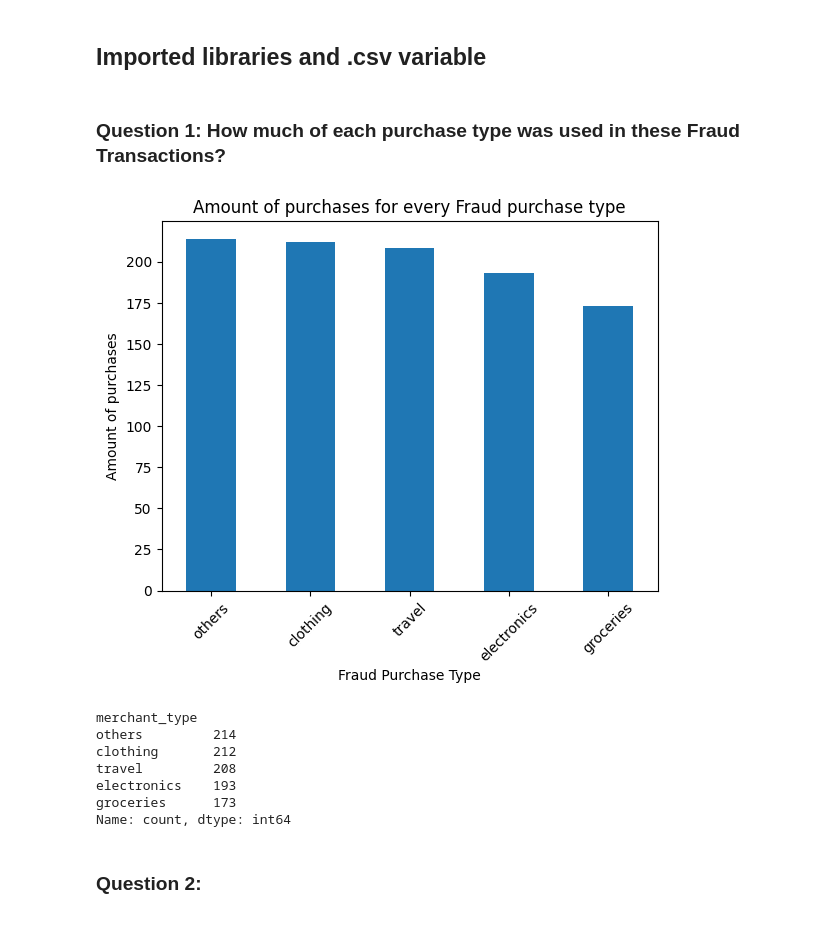
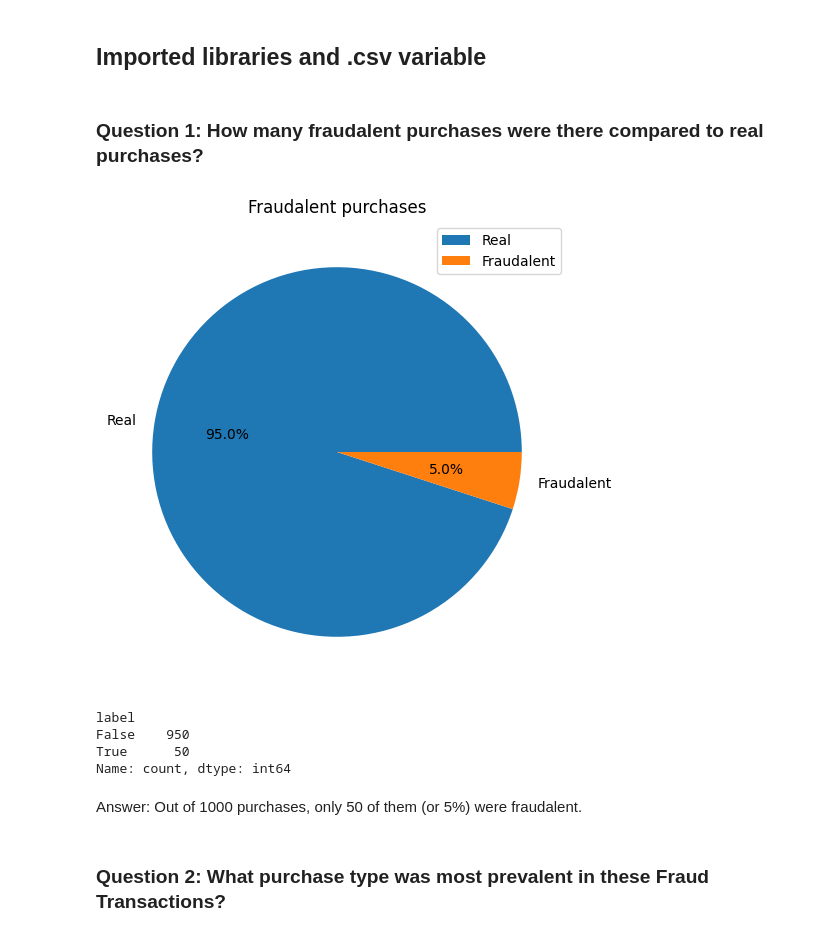
Before and after one commit to wcastro21/programming-project, a Jupyter notebook: project.ipynb, the cells around one changed output. Saved outputs shown, nothing was run; the diff lists cells and outputs as text; code cells hidden in the pictures.

Commit message:
added new instructions, questions, and requirements

```diff
--- a/project.ipynb
+++ b/project.ipynb
@@ -8,28 +8,26 @@ import pandas as pd                             # pandas library allows us to op
 
 df = pd.read_csv('data/fraud_detection.csv')    #creates a variable that allows us to quickly navigate .csv file
 # %% [markdown]
-### Question 1: How much of each purchase type was used in these Fraud Transactions?
+### Question 1: How many fraudalent purchases were there compared to real purchases?
 # %%
-merchant_type = df['merchant_type'].value_counts()  # variable counts amount of purchases for each purchase type
-merchant_type.plot(kind='bar')      # creates a bar chart
+fraud_count = (df['label'] == 1).value_counts()  # variable filters the data to only show fraudalent purchases
 
-## labels for graph
-plt.title('Amount of purchases for every Fraud purchase type')      # creates title for graph
-plt.xlabel('Fraud Purchase Type')       # labels x axis for graph
-plt.ylabel('Amount of purchases')       # labels y axis for graph
-plt.xticks(rotation=45)                 # rotates fraud purchase type labels to make it easier to read
-plt.show()                              # shows the graph
+mylabels = ['Real', 'Fraudalent']   # creates labels for pie chart
+plt.figure(figsize=(6,6))           # makes pie chart bigger
+plt.pie(fraud_count, labels = mylabels, autopct='%1.1f%%')    #creates pie chart
+plt.title('Fraudalent purchases')   # creates title for pie chart
+plt.legend()    # creates legend for pie chart
+plt.show()  # shows the graph
 
-print(merchant_type)    #prints the value counts
+print(fraud_count)    # prints the actual amount of fraudalent purchases
 # %% [output]
-[figure, old version]
+[figure, new version]
-merchant_type
-others         214
-clothing       212
-travel         208
-electronics    193
-groceries      173
+label
+False    950
+True      50
 Name: count, dtype: int64
+# %% [markdown]
+Answer: Out of 1000 purchases, only 50 of them (or 5%) were fraudalent.
 # %% [markdown]
-### Question 2:
+### Question 2: What purchase type was most prevalent in these Fraud Transactions?
 # %%
```
Also changed, not shown: parts of 9 cells of this notebook, 2 other files.
